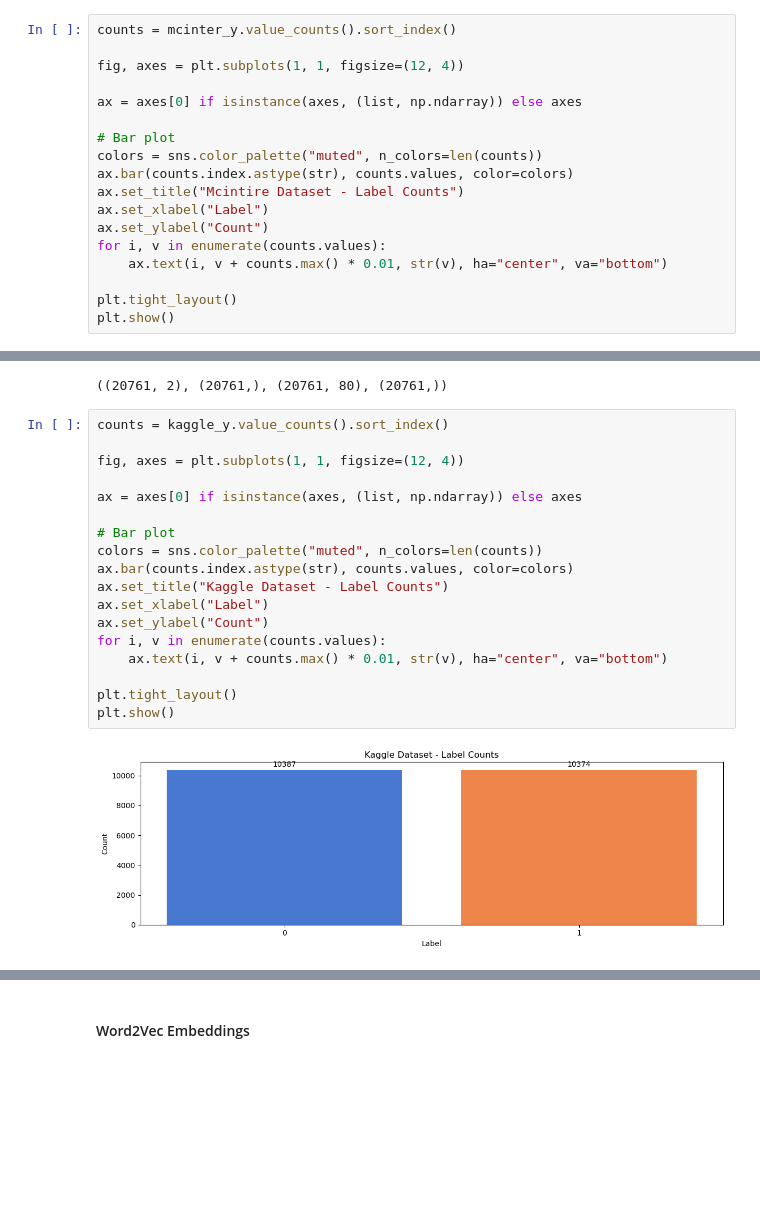
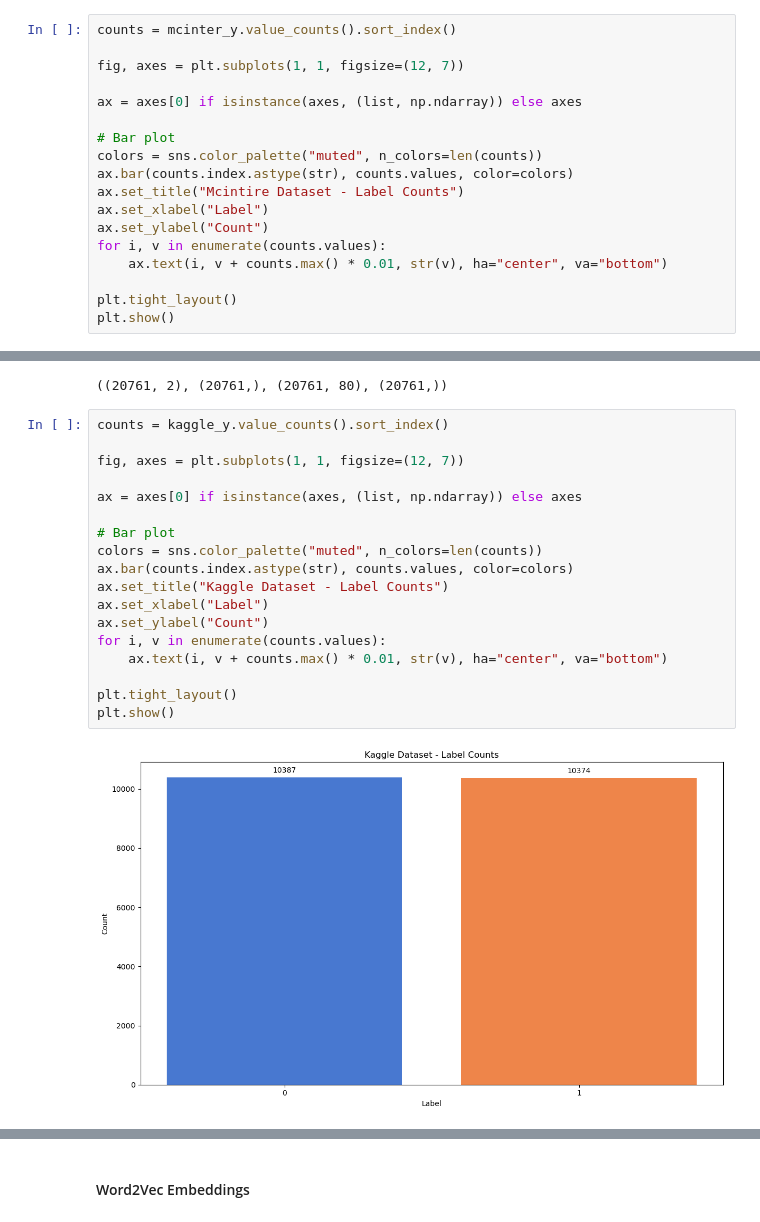
Before and after one commit to fahadthakur/mxn442-assignment2, a Jupyter notebook: fake_news_classifier.ipynb, the cells around one changed output, grey strips where cells are left out. Drawn from its saved outputs; the diff is of its cells as text; blank space fills up the shorter version.

```diff
--- a/fake_news_classifier.ipynb
+++ b/fake_news_classifier.ipynb
@@ -631,7 +641,7 @@ mcinter_df.shape, mcinter_y.shape, mcinter_lf.shape, mcinter_tokenized.shape
 # %%
 counts = mcinter_y.value_counts().sort_index()
 
-fig, axes = plt.subplots(1, 1, figsize=(12, 4))
+fig, axes = plt.subplots(1, 1, figsize=(12, 7))
 
 ax = axes[0] if isinstance(axes, (list, np.ndarray)) else axes
 
@@ -953,23 +963,23 @@ kaggle_df.shape, kaggle_y.shape, kaggle_lf.shape, kaggle_tokenized.shape
 # %%
 counts = kaggle_y.value_counts().sort_index()
 
-fig, axes = plt.subplots(1, 1, figsize=(12, 4))
+fig, axes = plt.subplots(1, 1, figsize=(12, 7))
 
 ax = axes[0] if isinstance(axes, (list, np.ndarray)) else axes
 
 # Bar plot
 colors = sns.color_palette("muted", n_colors=len(counts))
 ax.bar(counts.index.astype(str), counts.values, color=colors)
 ax.set_title("Kaggle Dataset - Label Counts")
 ax.set_xlabel("Label")
 ax.set_ylabel("Count")
 for i, v in enumerate(counts.values):
     ax.text(i, v + counts.max() * 0.01, str(v), ha="center", va="bottom")
 
 plt.tight_layout()
 plt.show()
 # %% [output]
-[figure, old version]
+[figure, new version]
 # %%
 plot_top_linguistic_features(kaggle_lf, kaggle_y, top_n=10)
 # %% [output]
```
Also changed, not shown: parts of 28 cells of this notebook, 4 other files.
